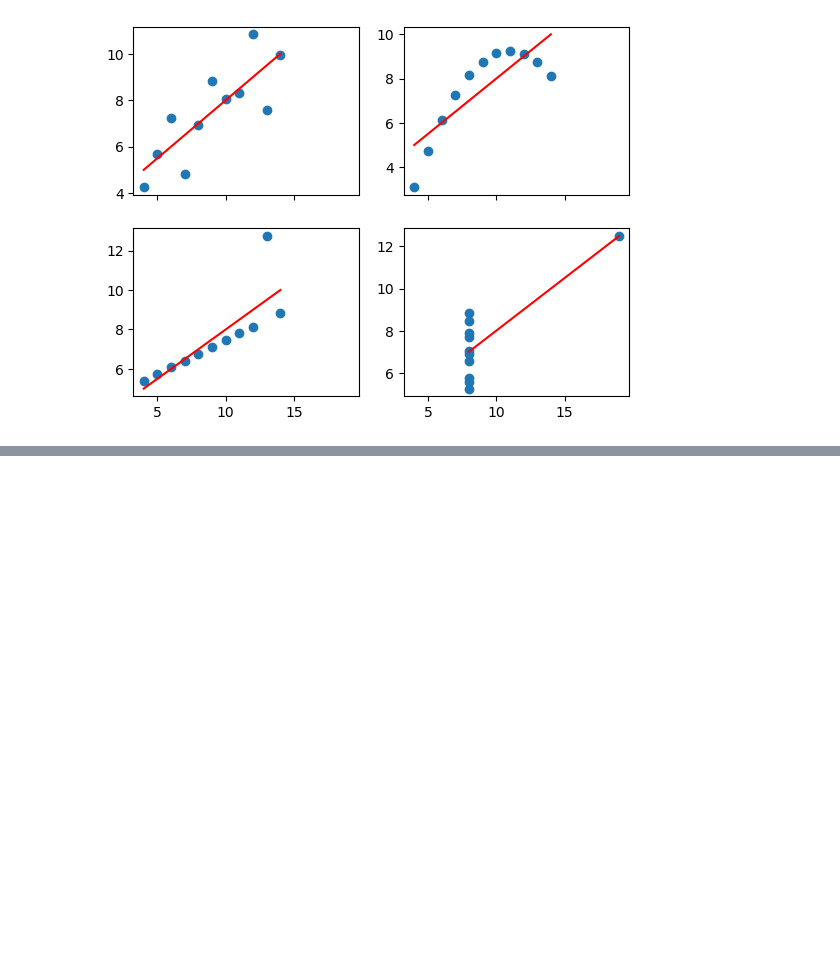
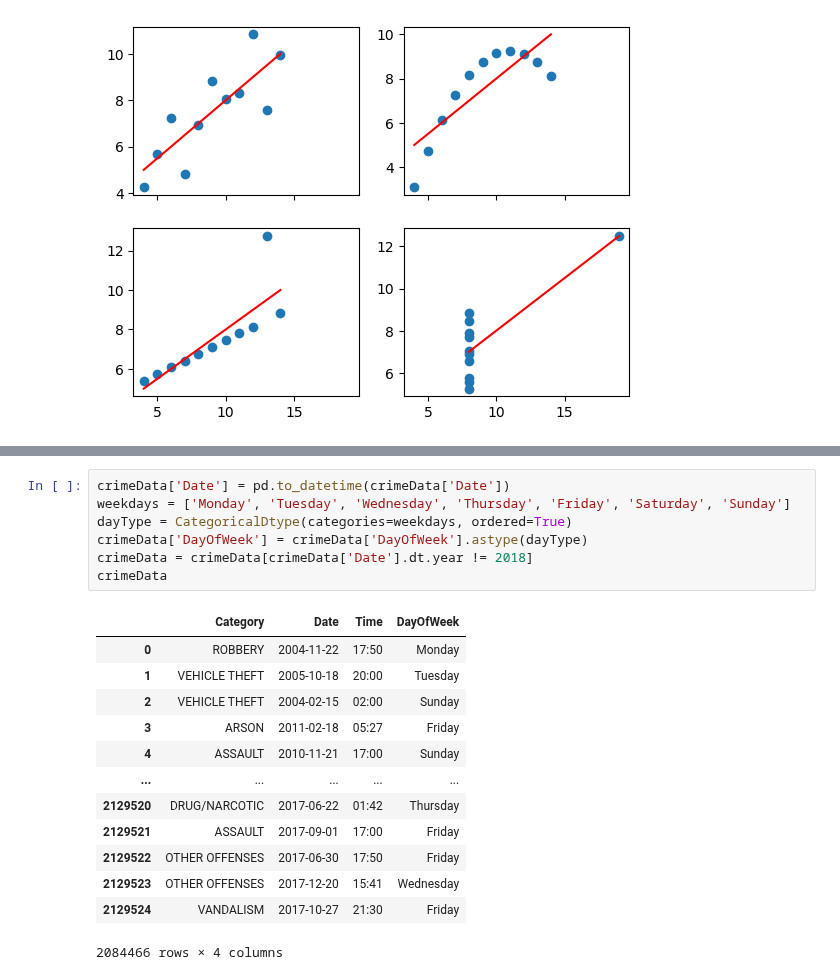
Before and after one commit to vivivaradi/socialdata2023, a Jupyter notebook: weeks/week2_Vivi.ipynb, the cells around one changed output, grey strips where cells are left out. Cells and saved outputs as stored; diff of their text form; blank space fills up the shorter version.

```diff
--- a/weeks/week2_Vivi.ipynb
+++ b/weeks/week2_Vivi.ipynb
@@ -92,0 +80,21 @@ plt.show()
+# %%
+crimeData['Date'] = pd.to_datetime(crimeData['Date'])
+weekdays = ['Monday', 'Tuesday', 'Wednesday', 'Thursday', 'Friday', 'Saturday', 'Sunday']
+dayType = CategoricalDtype(categories=weekdays, ordered=True)
+crimeData['DayOfWeek'] = crimeData['DayOfWeek'].astype(dayType)
+crimeData = crimeData[crimeData['Date'].dt.year != 2018]
+crimeData
+# %% [output]
+|  | Category | Date | Time | DayOfWeek |
+| 0 | ROBBERY | 2004-11-22 | 17:50 | Monday |
+| 1 | VEHICLE THEFT | 2005-10-18 | 20:00 | Tuesday |
+| 2 | VEHICLE THEFT | 2004-02-15 | 02:00 | Sunday |
+| 3 | ARSON | 2011-02-18 | 05:27 | Friday |
+| 4 | ASSAULT | 2010-11-21 | 17:00 | Sunday |
+| ... | ... | ... | ... | ... |
+| 2129520 | DRUG/NARCOTIC | 2017-06-22 | 01:42 | Thursday |
+| 2129521 | ASSAULT | 2017-09-01 | 17:00 | Friday |
+| 2129522 | OTHER OFFENSES | 2017-06-30 | 17:50 | Friday |
+| 2129523 | OTHER OFFENSES | 2017-12-20 | 15:41 | Wednesday |
+| 2129524 | VANDALISM | 2017-10-27 | 21:30 | Friday |
+2084466 rows × 4 columns
```
Also changed, not shown: parts of 7 cells of this notebook.
